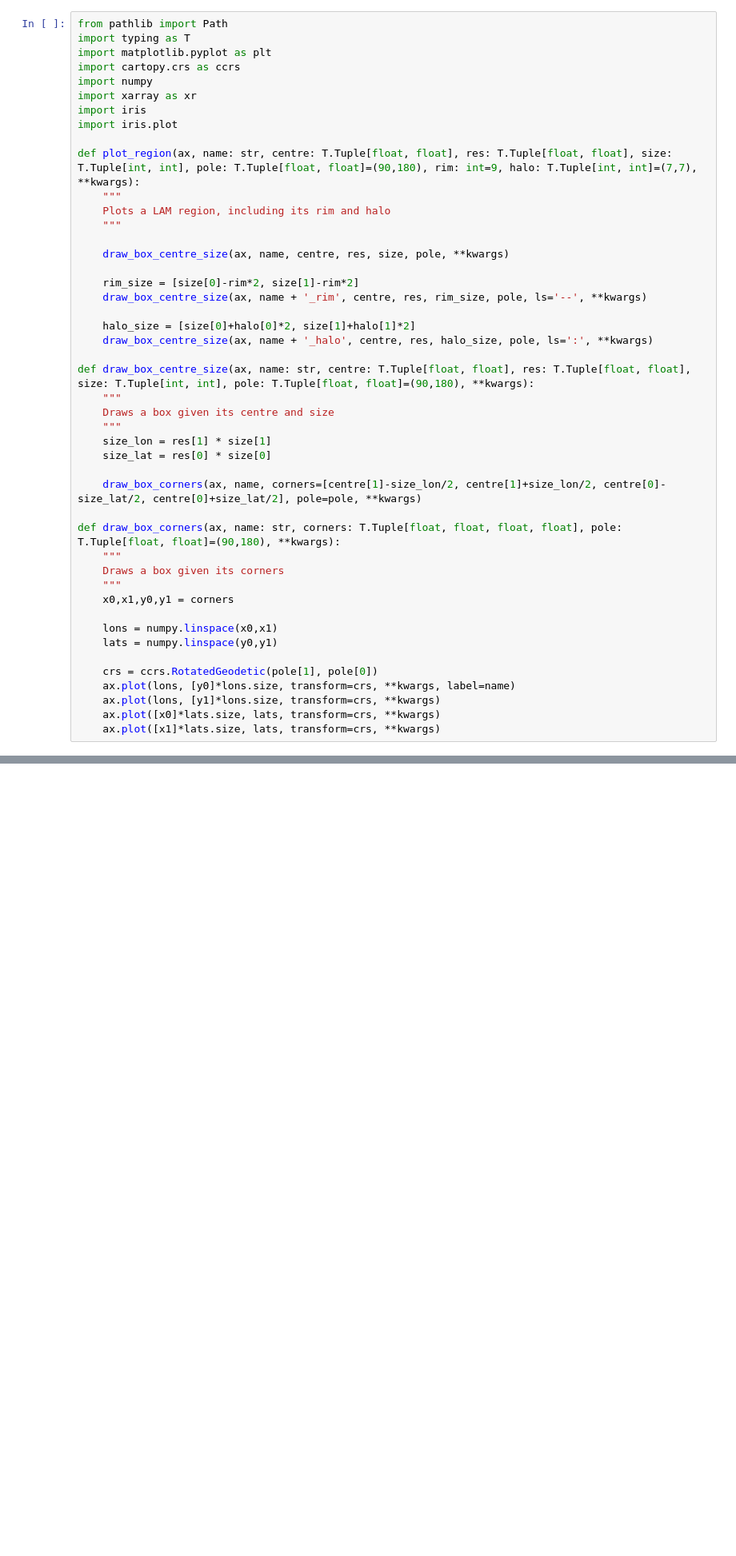
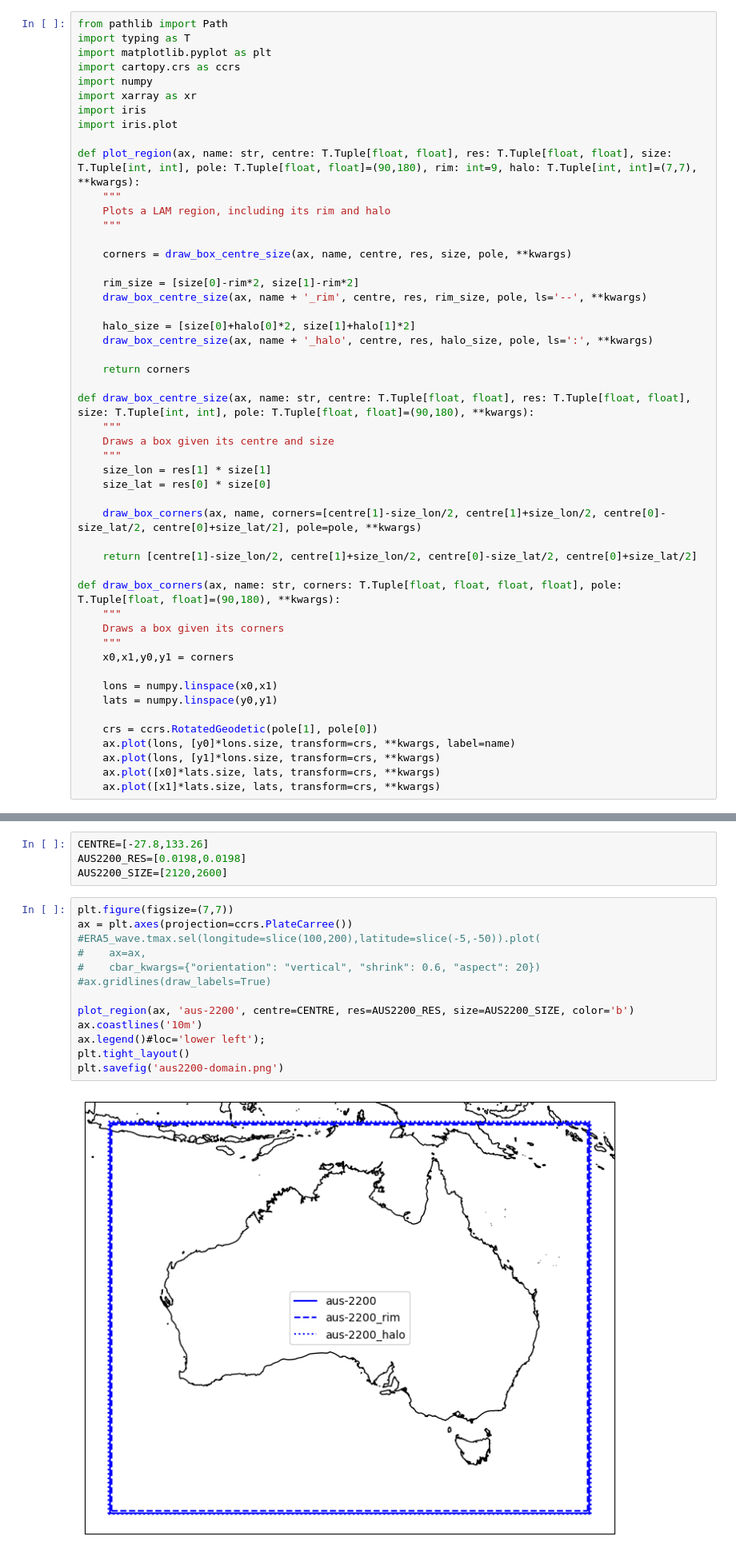
Before and after one commit to 21centuryweather/UM_configuration_tools, a Jupyter notebook: UM_plot_domain.ipynb, the cells around one changed output, grey strips where cells are left out. Shown at 80% size. Saved outputs shown, nothing was run; the diff lists cells and outputs as text; blank space fills up the shorter version.

```diff
--- a/UM_plot_domain.ipynb
+++ b/UM_plot_domain.ipynb
@@ -13,13 +17,15 @@ def plot_region(ax, name: str, centre: T.Tuple[float, float], res: T.Tuple[float
     Plots a LAM region, including its rim and halo
     """
 
-    draw_box_centre_size(ax, name, centre, res, size, pole, **kwargs)
+    corners = draw_box_centre_size(ax, name, centre, res, size, pole, **kwargs)
 
     rim_size = [size[0]-rim*2, size[1]-rim*2]
     draw_box_centre_size(ax, name + '_rim', centre, res, rim_size, pole, ls='--', **kwargs)
 
     halo_size = [size[0]+halo[0]*2, size[1]+halo[1]*2]
     draw_box_centre_size(ax, name + '_halo', centre, res, halo_size, pole, ls=':', **kwargs)
+
+    return corners
 
 def draw_box_centre_size(ax, name: str, centre: T.Tuple[float, float], res: T.Tuple[float, float], size: T.Tuple[int, int], pole: T.Tuple[float, float]=(90,180), **kwargs):
     """
@@ -29,6 +35,8 @@ def draw_box_centre_size(ax, name: str, centre: T.Tuple[float, float], res: T.Tu
     size_lat = res[0] * size[0]
 
     draw_box_corners(ax, name, corners=[centre[1]-size_lon/2, centre[1]+size_lon/2, centre[0]-size_lat/2, centre[0]+size_lat/2], pole=pole, **kwargs)
+
+    return [centre[1]-size_lon/2, centre[1]+size_lon/2, centre[0]-size_lat/2, centre[0]+size_lat/2]
 
 def draw_box_corners(ax, name: str, corners: T.Tuple[float, float, float, float], pole: T.Tuple[float, float]=(90,180), **kwargs):
     """
@@ -108,3 +178,22 @@ plt.tight_layout()
+# %%
+CENTRE=[-27.8,133.26]
+AUS2200_RES=[0.0198,0.0198]
+AUS2200_SIZE=[2120,2600]
+# %%
+plt.figure(figsize=(7,7))
+ax = plt.axes(projection=ccrs.PlateCarree())
+#ERA5_wave.tmax.sel(longitude=slice(100,200),latitude=slice(-5,-50)).plot(
+#    ax=ax,
+#    cbar_kwargs={"orientation": "vertical", "shrink": 0.6, "aspect": 20})
+#ax.gridlines(draw_labels=True)
+
+plot_region(ax, 'aus-2200', centre=CENTRE, res=AUS2200_RES, size=AUS2200_SIZE, color='b')
+ax.coastlines('10m')
+ax.legend()#loc='lower left');
+plt.tight_layout()
+plt.savefig('aus2200-domain.png')
+# %% [output]
+[figure, added]
 # %%
 # Use iris
 plt.figure(figsize=(7,7))
```
Also changed, not shown: parts of 12 cells of this notebook, 1 other file.
